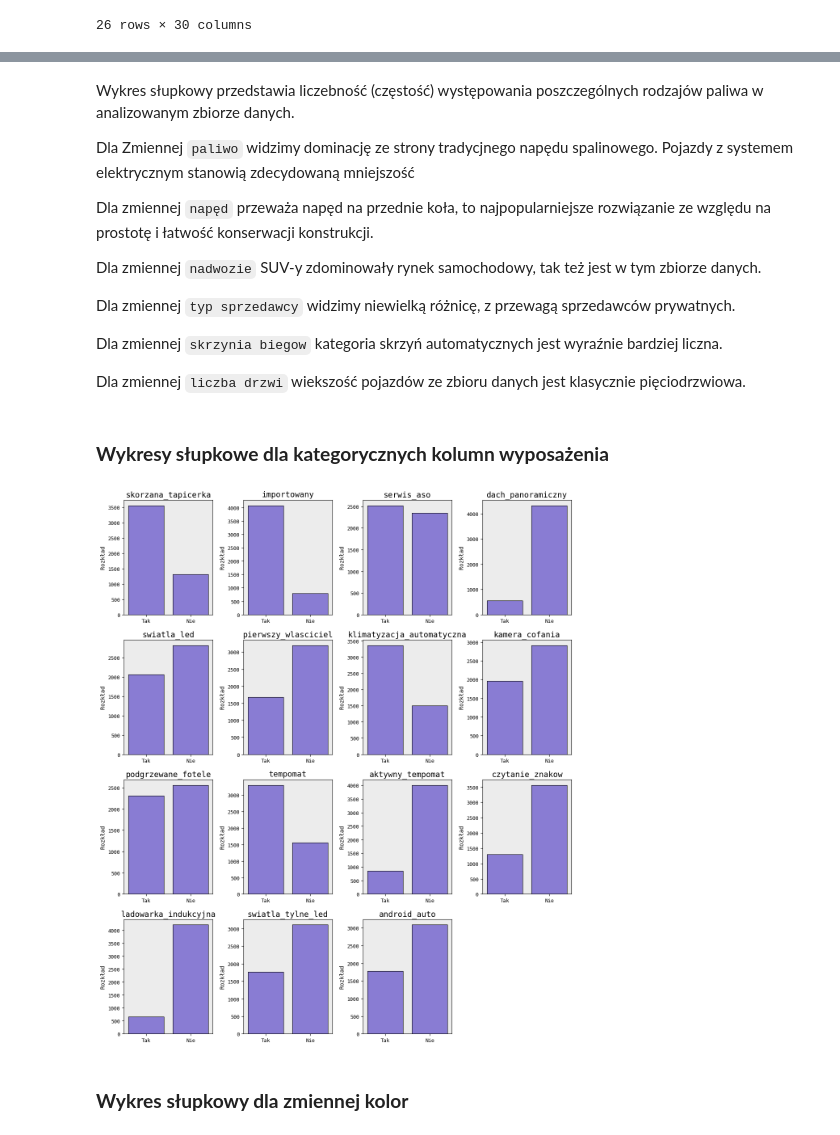
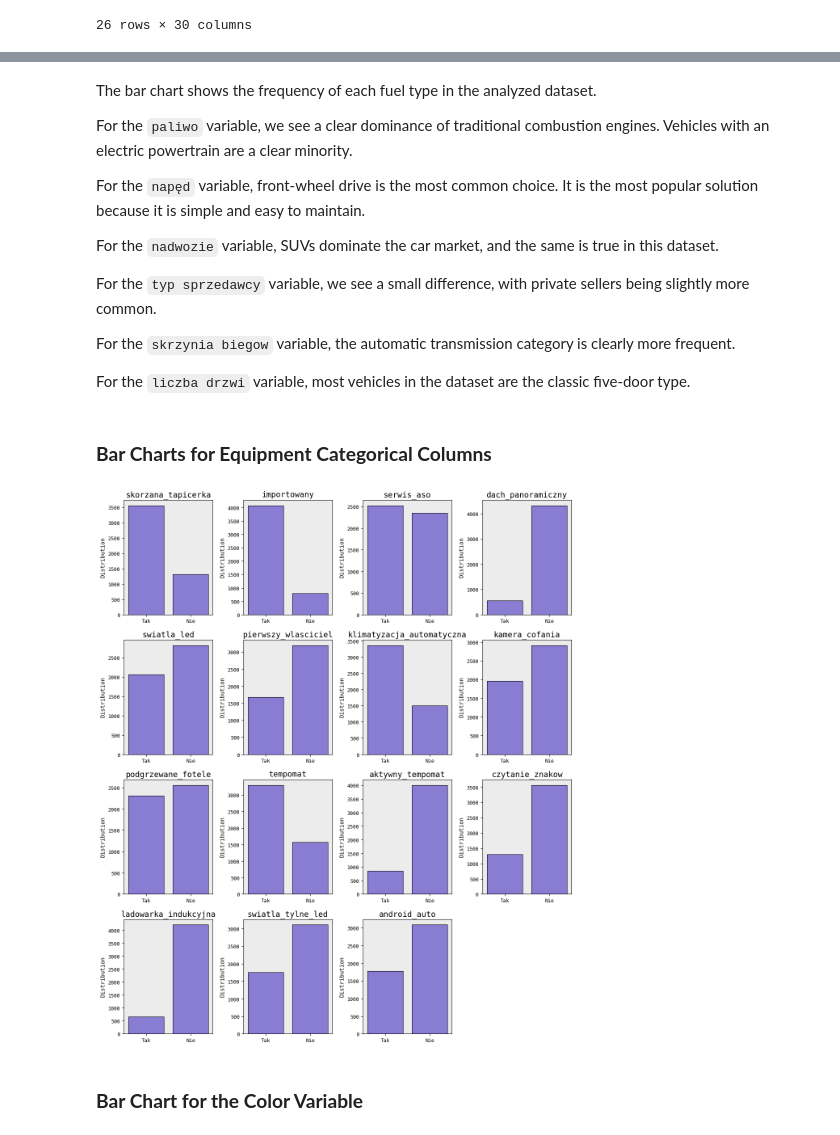
Before and after one commit to beeuzzz/car-price-prediction-eda-ml, a Jupyter notebook: notebooks/exploratory_data_analysis.ipynb, the cells around one changed output, grey strips where cells are left out. Cells and saved outputs as stored; diff of their text form; code cells hidden in the pictures.

```diff
--- a/notebooks/exploratory_data_analysis.ipynb
+++ b/notebooks/exploratory_data_analysis.ipynb
@@ -597,8 +597,8 @@ Ponownie, rzadko występujące kolory zostaną zagregowane do wspólnego rodzaju
 # %%
-rzadki_kolor_indeksy = df['kolor'].value_counts()[df['kolor'].value_counts() <= 15].index
+rare_color_names = vehicle_listings['kolor'].value_counts()[vehicle_listings['kolor'].value_counts() <= 15].index
 
-df['kolor'] = df['kolor'].map(lambda x: "Inny kolor" if x in rzadki_kolor_indeksy else x)
+vehicle_listings['kolor'] = vehicle_listings['kolor'].map(lambda color_name: "Inny kolor" if color_name in rare_color_names else color_name)
 
-print(f"Liczba unikalnych kolorów po zamianie rzadkich kolorów na 'Inny kolor': {df['kolor'].nunique()}")
-df['kolor'].value_counts()
+print(f"Number of unique colors after replacing rare colors with 'Inny kolor': {vehicle_listings['kolor'].nunique()}")
+vehicle_listings['kolor'].value_counts()
 # %% [output]
@@ -634,8 +634,8 @@ import seaborn as sns
 
 
 
-default_params = plt.rcParams.copy()
-kolory = cycler('color', ["#7F6DE2", "#63E7E1", "#E0B558", "#E966D7", '#88BB44', '#FFBBBB'])
+default_plot_params = plt.rcParams.copy()
+color_cycle = cycler('color', ["#7F6DE2", "#63E7E1", "#E0B558", "#E966D7", '#88BB44', '#FFBBBB'])
 
 plt.rcParams.update({
     'figure.figsize': (9, 6),
@@ -645,7 +645,7 @@ plt.rcParams.update({
     'axes.titlesize': 14,
     'axes.facecolor': "#ececec",
     'axes.edgecolor': 'black',
-    'axes.prop_cycle': kolory,
+    'axes.prop_cycle': color_cycle,
     'xtick.labelsize': 9,
     'ytick.labelsize': 9,
     'xtick.direction': 'out',
@@ -706,20 +706,20 @@ Dla zmiennej `ilosc_wyposazenia` oraz `wiek_auta` skośność jest umiarkowana,
 # %%
 fig, axes = plt.subplots(nrows=3, ncols=2, figsize=(16, 11))
 axes = axes.flatten()
-kolumny = kolumny_kategoryczne_podstawowe.drop(['marka', 'wojewodztwo', 'kolor'])
-for i, col in enumerate(kolumny):
+categorical_columns_to_plot = base_categorical_columns.drop(['marka', 'wojewodztwo', 'kolor'])
+for i, column_name in enumerate(categorical_columns_to_plot):
 
-    if col == 'wiek_auta':
-        min_val = df[col].min()
-        max_val = df[col].max()
+    if column_name == 'wiek_auta':
+        min_val = vehicle_listings[column_name].min()
+        max_val = vehicle_listings[column_name].max()
         bins = max_val - min_val
     else:
         bins = 30
 
-    sns.countplot(data=df, x=col, ax=axes[i], order=df[col].value_counts().index)
+    sns.countplot(data=vehicle_listings, x=column_name, ax=axes[i], order=vehicle_listings[column_name].value_counts().index)
 
-    axes[i].set_title(f'{col}')
-    axes[i].set_ylabel('Rozkład')
+    axes[i].set_title(f'{column_name}')
+    axes[i].set_ylabel('Distribution')
     axes[i].set_xlabel('')
 
 
@@ -729,45 +729,45 @@ plt.tight_layout()
 # %% [markdown]
-Wykres słupkowy przedstawia liczebność (częstość) występowania poszczególnych rodzajów paliwa w analizowanym zbiorze danych.
+The bar chart shows the frequency of each fuel type in the analyzed dataset.
 
-Dla Zmiennej `paliwo` widzimy dominację ze strony tradycjnego napędu spalinowego. Pojazdy z systemem elektrycznym stanowią zdecydowaną mniejszość
+For the `paliwo` variable, we see a clear dominance of traditional combustion engines. Vehicles with an electric powertrain are a clear minority.
 
-Dla zmiennej `napęd` przeważa napęd na przednie koła, to najpopularniejsze rozwiązanie ze względu na prostotę i łatwość konserwacji konstrukcji.
+For the `napęd` variable, front-wheel drive is the most common choice. It is the most popular solution because it is simple and easy to maintain.
 
-Dla zmiennej `nadwozie` SUV-y zdominowały rynek samochodowy, tak też jest w tym zbiorze danych.
+For the `nadwozie` variable, SUVs dominate the car market, and the same is true in this dataset.
 
-Dla zmiennej `typ sprzedawcy` widzimy niewielką różnicę, z przewagą sprzedawców prywatnych.
+For the `typ sprzedawcy` variable, we see a small difference, with private sellers being slightly more common.
 
-Dla zmiennej `skrzynia biegow` kategoria skrzyń automatycznych jest wyraźnie bardziej liczna.
+For the `skrzynia biegow` variable, the automatic transmission category is clearly more frequent.
 
-Dla zmiennej `liczba drzwi` wiekszość pojazdów ze zbioru danych jest klasycznie pięciodrzwiowa.
+For the `liczba drzwi` variable, most vehicles in the dataset are the classic five-door type.
 # %% [markdown]
-### **Wykresy słupkowe dla kategorycznych kolumn wyposażenia**
+### **Bar Charts for Equipment Categorical Columns**
 # %%
 fig, axes = plt.subplots(nrows=4, ncols=4, figsize=(12, 14))
 axes = axes.flatten()
 
 
-for i, col in enumerate(kolumny_kategoryczne_wyposazenie):
+for i, column_name in enumerate(equipment_categorical_columns):
 
-    if col == 'wiek_auta':
-        min_val = df[col].min()
-        max_val = df[col].max()
+    if column_name == 'wiek_auta':
+        min_val = vehicle_listings[column_name].min()
+        max_val = vehicle_listings[column_name].max()
         bins = max_val - min_val
     else:
         bins = 30
 
-    sns.countplot(data=df, x=col, ax=axes[i], order=["Tak", "Nie"])
+    sns.countplot(data=vehicle_listings, x=column_name, ax=axes[i], order=["Tak", "Nie"])
 
-    axes[i].set_title(f'{col}')
-    axes[i].set_ylabel('Rozkład')
+    axes[i].set_title(f'{column_name}')
+    axes[i].set_ylabel('Distribution')
     axes[i].set_xlabel('')
 
 fig.delaxes(axes[-1])
 plt.tight_layout()
 # %% [output]
-[figure, old version]
+[figure, new version]
 # %% [markdown]
-### **Wykres słupkowy dla zmiennej kolor**
+### **Bar Chart for the Color Variable**
 # %%
 fig, axes = plt.subplots(nrows=1, ncols=1, figsize=(9,5))
 
```
Also changed, not shown: parts of 102 cells of this notebook, 22 other files.
